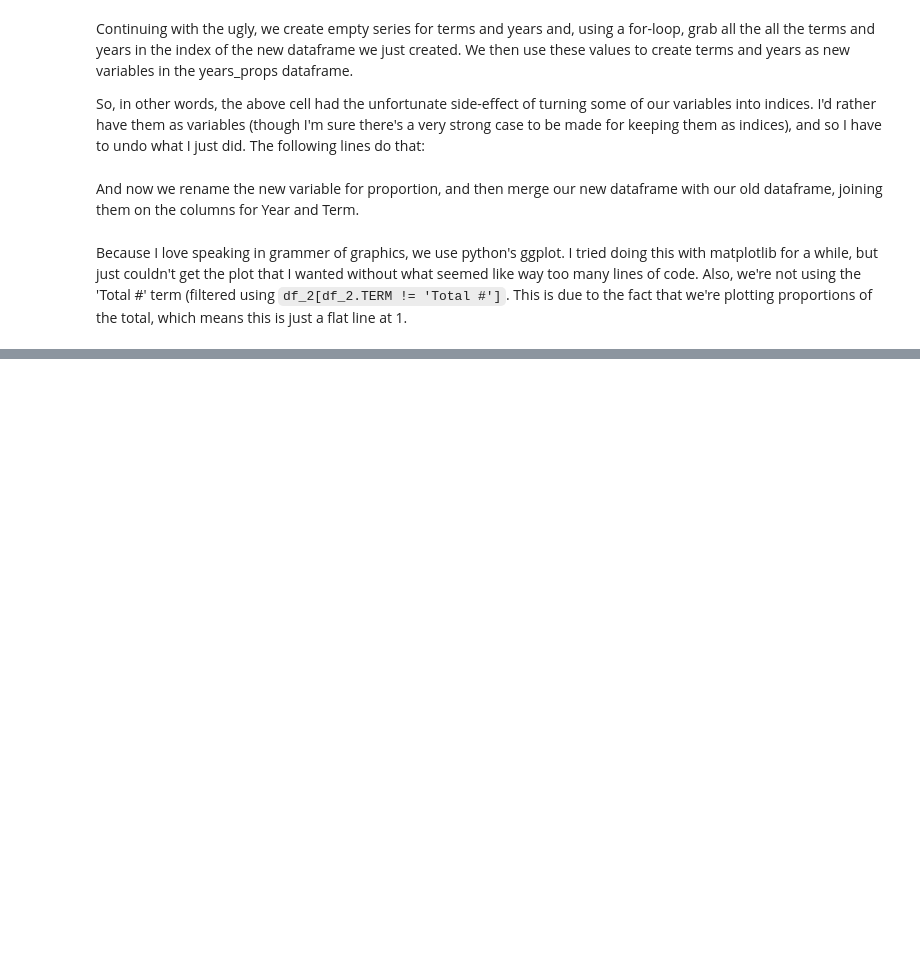
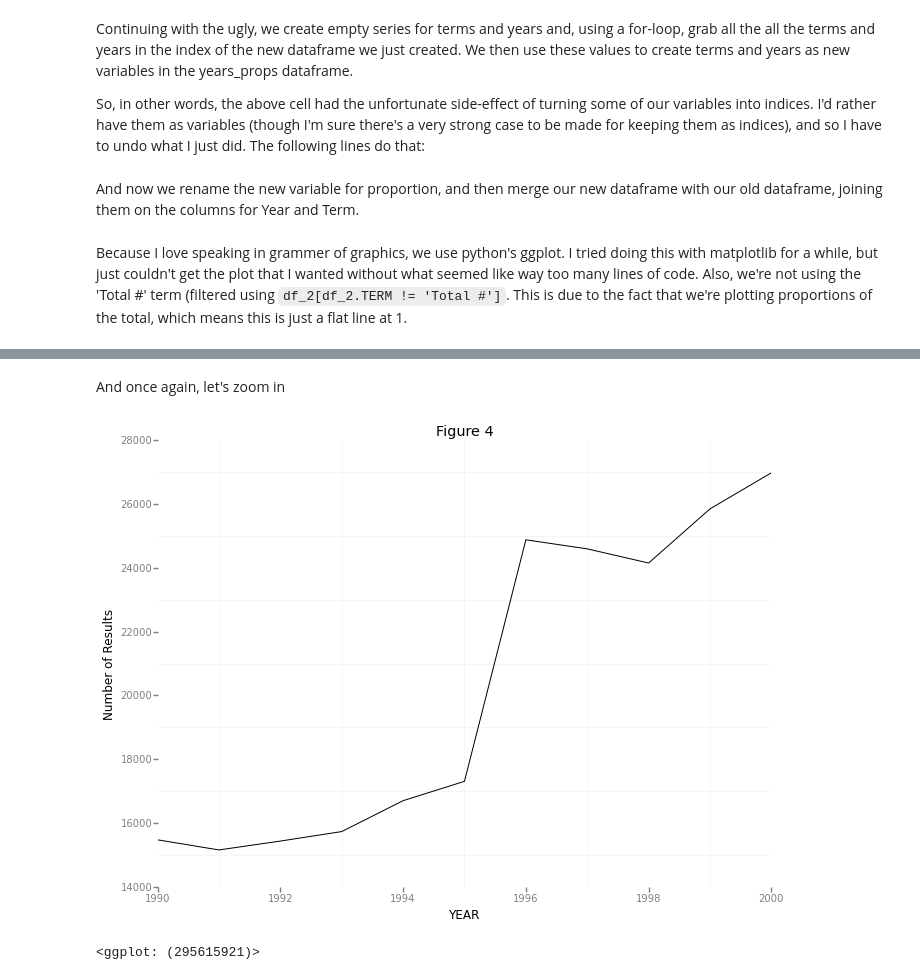
Before and after one commit to riddlet/riddlet.github.io, a Jupyter notebook: _drafts/Publication counts.ipynb, the cells around one changed output, grey strips where cells are left out. Drawn from its saved outputs; the diff is of its cells as text; code cells hidden in the pictures; blank space fills up the shorter version.

```diff
--- a/_drafts/Publication counts.ipynb
+++ b/_drafts/Publication counts.ipynb
@@ -89,0 +102,11 @@ p+geom_line()
+# %% [markdown]
+And once again, let's zoom in
+# %%
+totaldata = totaldata[(totaldata.YEAR >= 1990) & (totaldata.YEAR <= 2000)]
+totaldata = totaldata.reset_index()
+del totaldata['index']
+p = ggplot(totaldata, aes('YEAR', 'Number of Results'))
+p + geom_line() + theme_bw() + ggtitle('Figure 4')
+# %% [output]
+[figure, added]
+<ggplot: (295615921)>
```
Also changed, not shown: parts of 9 cells of this notebook, 16 other files.
